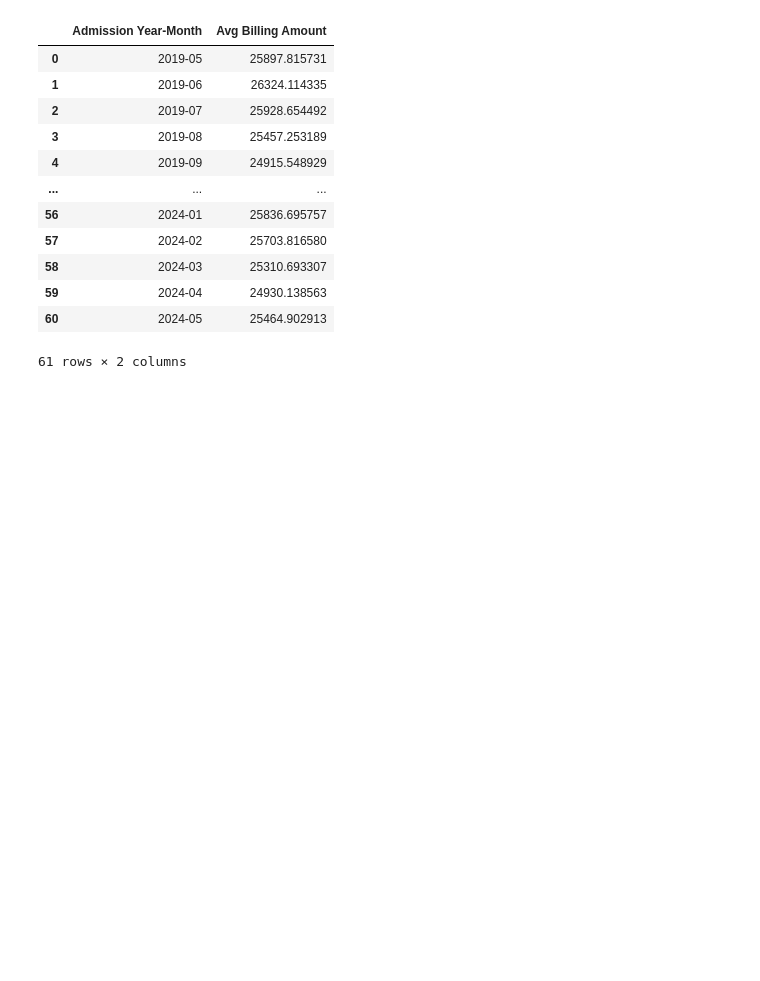
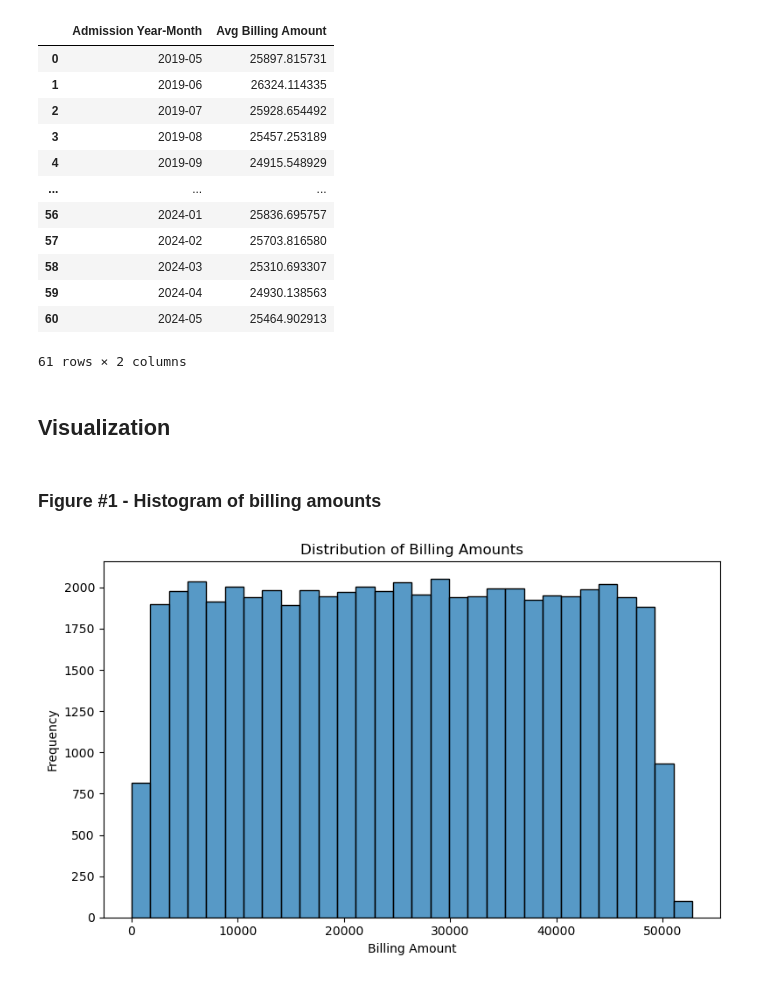
Before and after one commit to srtarpara/cs210-hw-assignment-2, a Jupyter notebook: diy_dataset.ipynb, the cells around one changed output. Cells and saved outputs as stored; diff of their text form; code cells hidden in the pictures; blank space fills up the shorter version.

```diff
--- a/diy_dataset.ipynb
+++ b/diy_dataset.ipynb
@@ -463,3 +479,5 @@ monthly_avg.sort_values("Admission Year-Month")
 | 59 | 2024-04 | 24930.138563 |
 | 60 | 2024-05 | 25464.902913 |
 61 rows × 2 columns
+# %% [markdown]
+## Visualization
@@ -465,0 +487,12 @@ monthly_avg.sort_values("Admission Year-Month")
+# %% [markdown]
+### Figure #1 - Histogram of billing amounts
+# %%
+plt.figure(figsize=(8,5))
+sns.histplot(df["Billing Amount"], bins=30)
+plt.title("Distribution of Billing Amounts")
+plt.xlabel("Billing Amount")
+plt.ylabel("Frequency")
+plt.tight_layout()
+plt.show()
+# %% [output]
+[figure, added]
```
Also changed, not shown: parts of 17 cells of this notebook.
